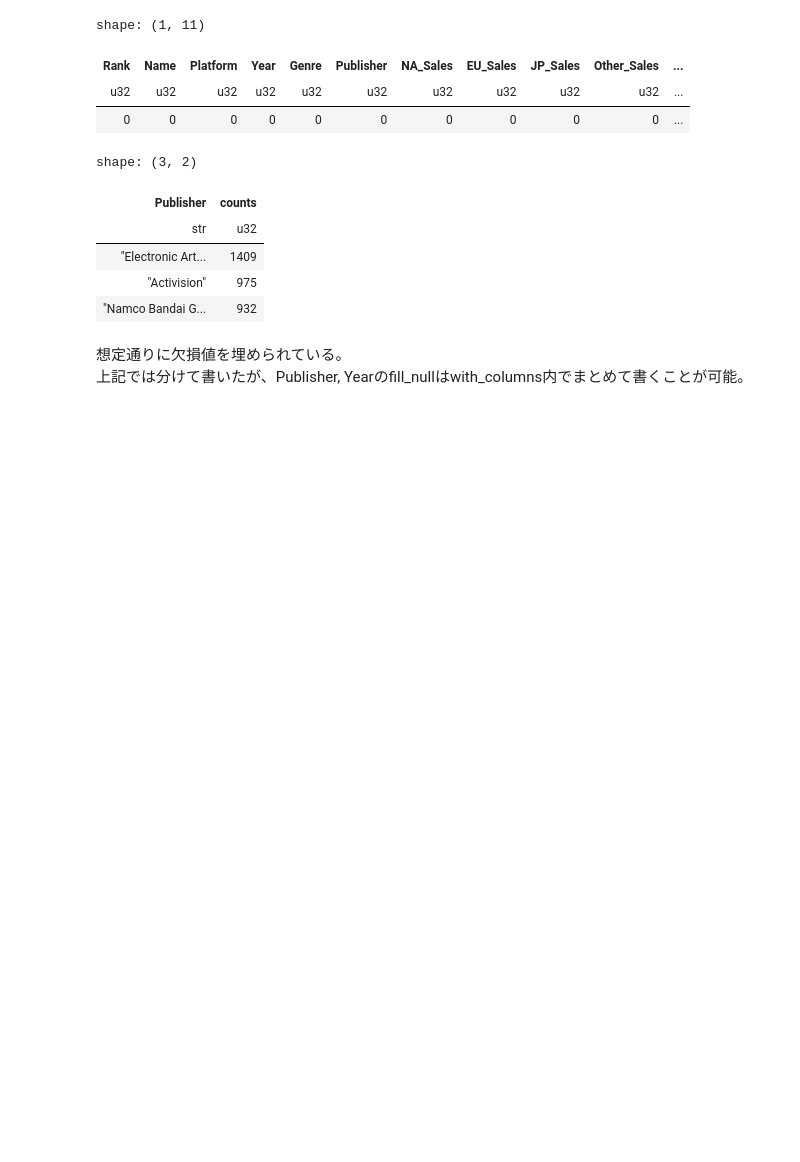
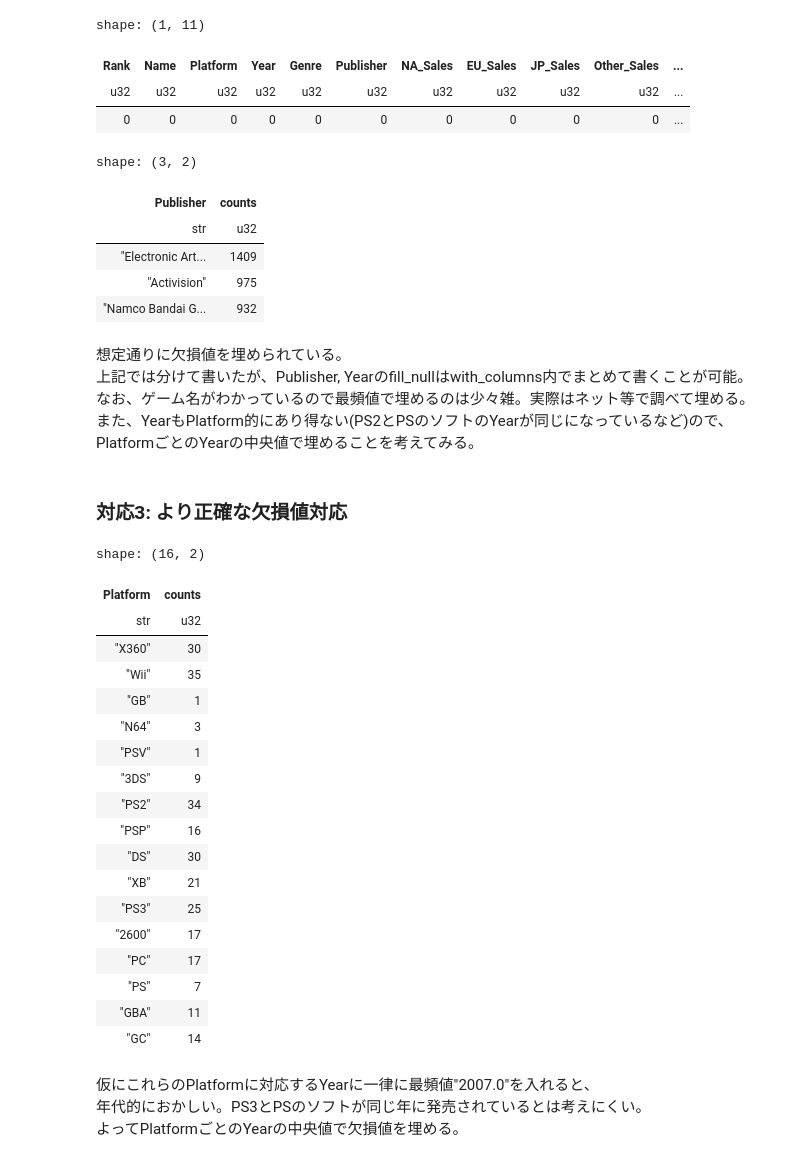
Before and after one commit to Mr-Garlic-Shrimp/TIL, a Jupyter notebook: Machine_Learning/ML_notebook-16(Preprocessing).ipynb, the cells around one changed output. Cells and saved outputs as stored; diff of their text form; code cells hidden in the pictures; blank space fills up the shorter version.

```diff
--- a/Machine_Learning/ML_notebook-16(Preprocessing).ipynb
+++ b/Machine_Learning/ML_notebook-16(Preprocessing).ipynb
@@ -217,3 +215,35 @@ shape: (3, 2)
 # %% [markdown]
 想定通りに欠損値を埋められている。
 上記では分けて書いたが、Publisher, Yearのfill_nullはwith_columns内でまとめて書くことが可能。
+なお、ゲーム名がわかっているので最頻値で埋めるのは少々雑。実際はネット等で調べて埋める。
+また、YearもPlatform的にあり得ない(PS2とPSのソフトのYearが同じになっているなど)ので、
+PlatformごとのYearの中央値で埋めることを考えてみる。
+# %% [markdown]
+### 対応3: より正確な欠損値対応
+# %%
+# Yearに欠損値がある行を抽出してPlatformでGroupby
+df.filter(pl.col('Year').is_null()).get_column('Platform').value_counts()
+# %% [output]
+shape: (16, 2)
+| Platform | counts |
+| str | u32 |
+| "X360" | 30 |
+| "Wii" | 35 |
+| "GB" | 1 |
+| "N64" | 3 |
+| "PSV" | 1 |
+| "3DS" | 9 |
+| "PS2" | 34 |
+| "PSP" | 16 |
+| "DS" | 30 |
+| "XB" | 21 |
+| "PS3" | 25 |
+| "2600" | 17 |
+| "PC" | 17 |
+| "PS" | 7 |
+| "GBA" | 11 |
+| "GC" | 14 |
+# %% [markdown]
+仮にこれらのPlatformに対応するYearに一律に最頻値"2007.0"を入れると、
+年代的におかしい。PS3とPSのソフトが同じ年に発売されているとは考えにくい。
+よってPlatformごとのYearの中央値で欠損値を埋める。
```
Also changed, not shown: parts of 6 cells of this notebook.
